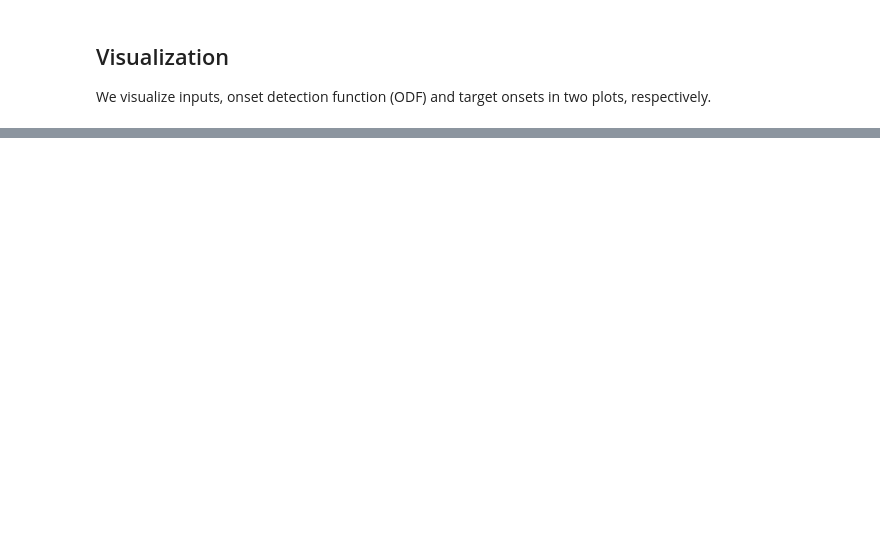
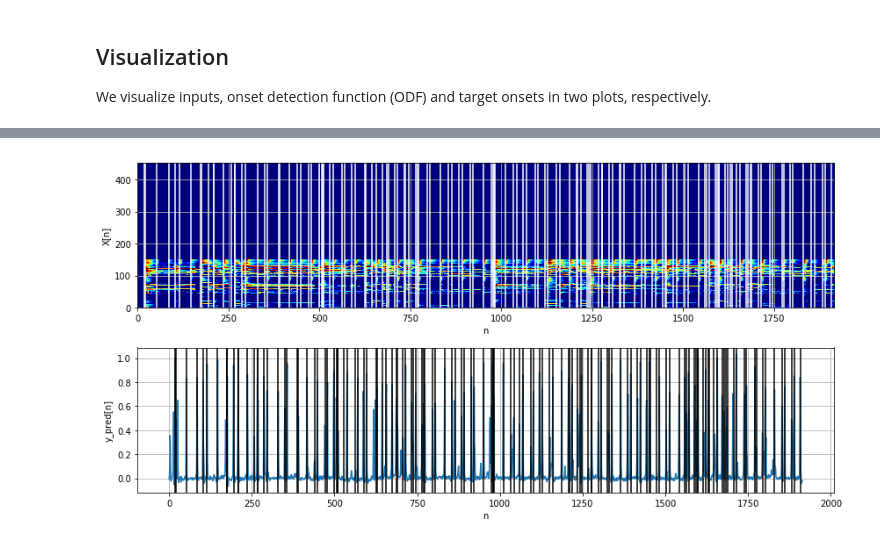
Before and after one commit to PlasmaControl/PyRCN, a Jupyter notebook: examples/onset_detection.ipynb, the cells around one changed output, grey strips where cells are left out. Drawn from its saved outputs; the diff is of its cells as text; code cells hidden in the pictures; blank space fills up the shorter version.

```diff
--- a/examples/onset_detection.ipynb
+++ b/examples/onset_detection.ipynb
@@ -224,0 +313,23 @@ plt.tight_layout()
+# %%
+fig, (ax0, ax1) = plt.subplots(2, 1, figsize=(12, 6))
+
+ax0.imshow(X_train[0].T, origin='lower', vmin=0, vmax=1, aspect='auto')
+ax0.set_xlabel('n')
+ax0.set_ylabel('X[n]')
+ax0.grid()
+for target in Onset_times_train[0]:
+    ax0.axvline(100*target, color='w')
+
+if Y_pred_train[0].ndim > 1:
+    ax1.plot(Y_pred_train[0][:, 0])
+else:
+    ax1.plot(Y_pred_train[0][:, 0])
+ax1.set_xlabel('n')
+ax1.set_ylabel('y_pred[n]')
+ax1.grid()
+for target in Onset_times_train[0]:
+    ax1.axvline(100*target, color='k')
+
+plt.tight_layout()
+# %% [output]
+[figure, added]
```
Also changed, not shown: parts of 8 cells of this notebook, 5 other files.
